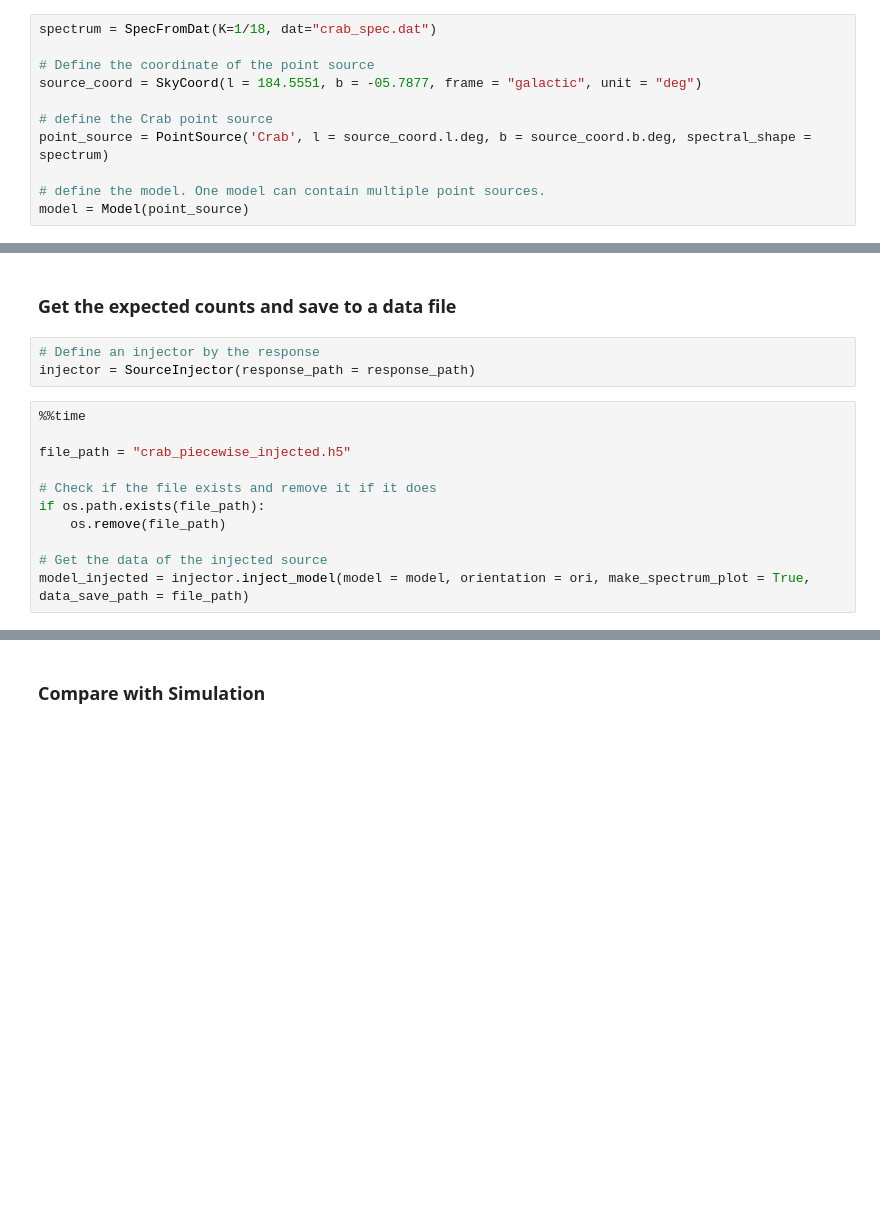
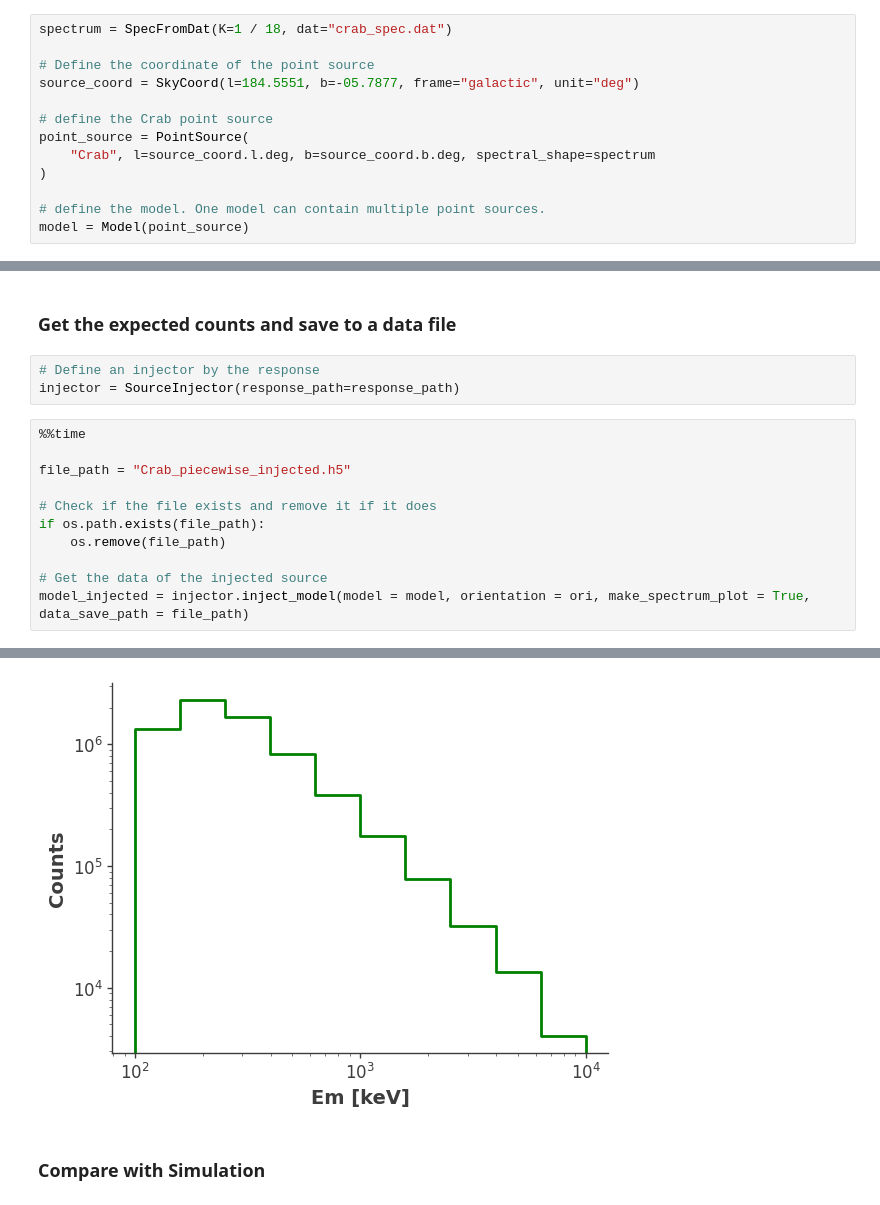
Before and after one commit to hiyoneda/cosipy, a Jupyter notebook: docs/tutorials/source_injector/Point_source_injector.ipynb, the cells around one changed output, grey strips where cells are left out. Cells and saved outputs as stored; diff of their text form; blank space fills up the shorter version.

```diff
--- a/docs/tutorials/source_injector/Point_source_injector.ipynb
+++ b/docs/tutorials/source_injector/Point_source_injector.ipynb
@@ -201,11 +190,13 @@ The `SpecFromDat` class represents a spectrum loaded from a data file (`dat`, `t
 # %%
-spectrum = SpecFromDat(K=1/18, dat="crab_spec.dat")
+spectrum = SpecFromDat(K=1 / 18, dat="crab_spec.dat")
 
 # Define the coordinate of the point source
-source_coord = SkyCoord(l = 184.5551, b = -05.7877, frame = "galactic", unit = "deg")
+source_coord = SkyCoord(l=184.5551, b=-05.7877, frame="galactic", unit="deg")
 
 # define the Crab point source
-point_source = PointSource('Crab', l = source_coord.l.deg, b = source_coord.b.deg, spectral_shape = spectrum)
+point_source = PointSource(
+    "Crab", l=source_coord.l.deg, b=source_coord.b.deg, spectral_shape=spectrum
+)
 
 # define the model. One model can contain multiple point sources.
 model = Model(point_source)
@@ -219,11 +210,11 @@ ori = SpacecraftFile.parse_from_file(orientation_path)
 ### Get the expected counts and save to a data file
 # %%
 # Define an injector by the response
-injector = SourceInjector(response_path = response_path)
+injector = SourceInjector(response_path=response_path)
 # %%
 %%time
 
-file_path = "crab_piecewise_injected.h5"
+file_path = "Crab_piecewise_injected.h5"
 
 # Check if the file exists and remove it if it does
 if os.path.exists(file_path):
@@ -231,3 +222,4 @@ if os.path.exists(file_path):
 
 # Get the data of the injected source
 model_injected = injector.inject_model(model = model, orientation = ori, make_spectrum_plot = True, data_save_path = file_path)
+# %% [output]
@@ -234,3 +228,4 @@ model_injected = injector.inject_model(model = model, orientation = ori, make_sp
+[figure, added]
 # %% [markdown]
 ### Compare with Simulation
 # %%
```
Also changed, not shown: parts of 34 cells of this notebook, 1 other file.
